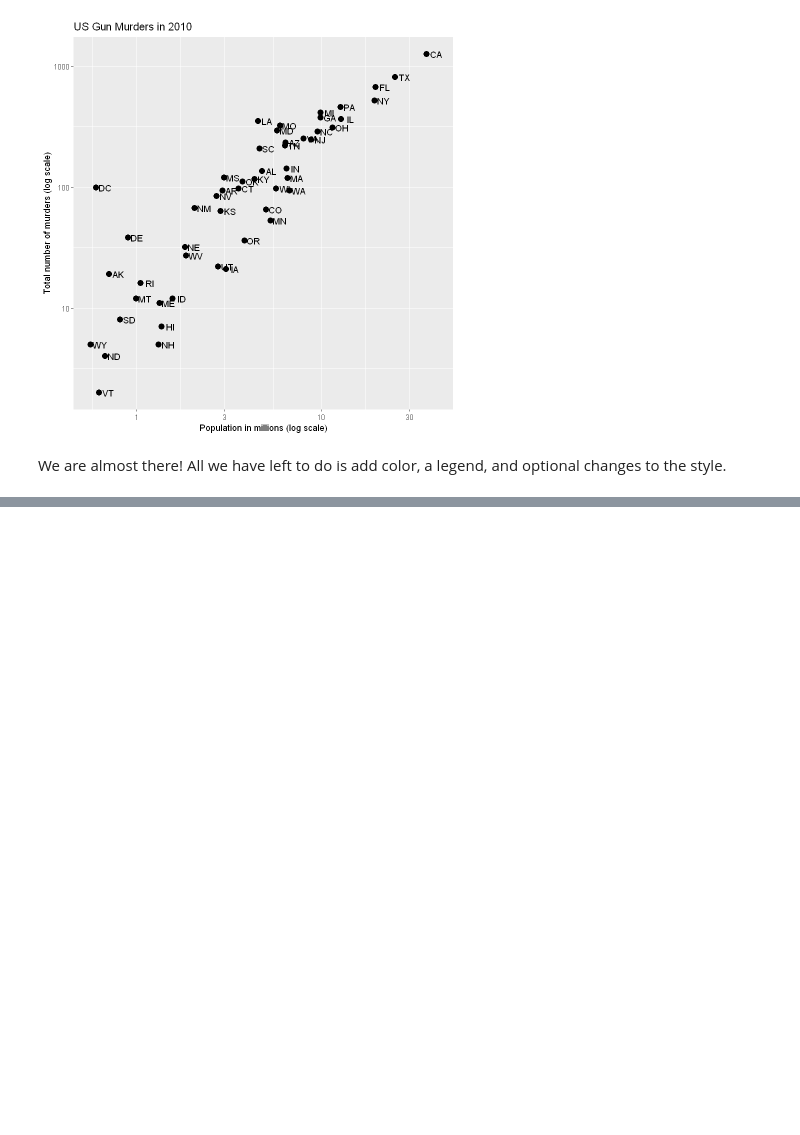
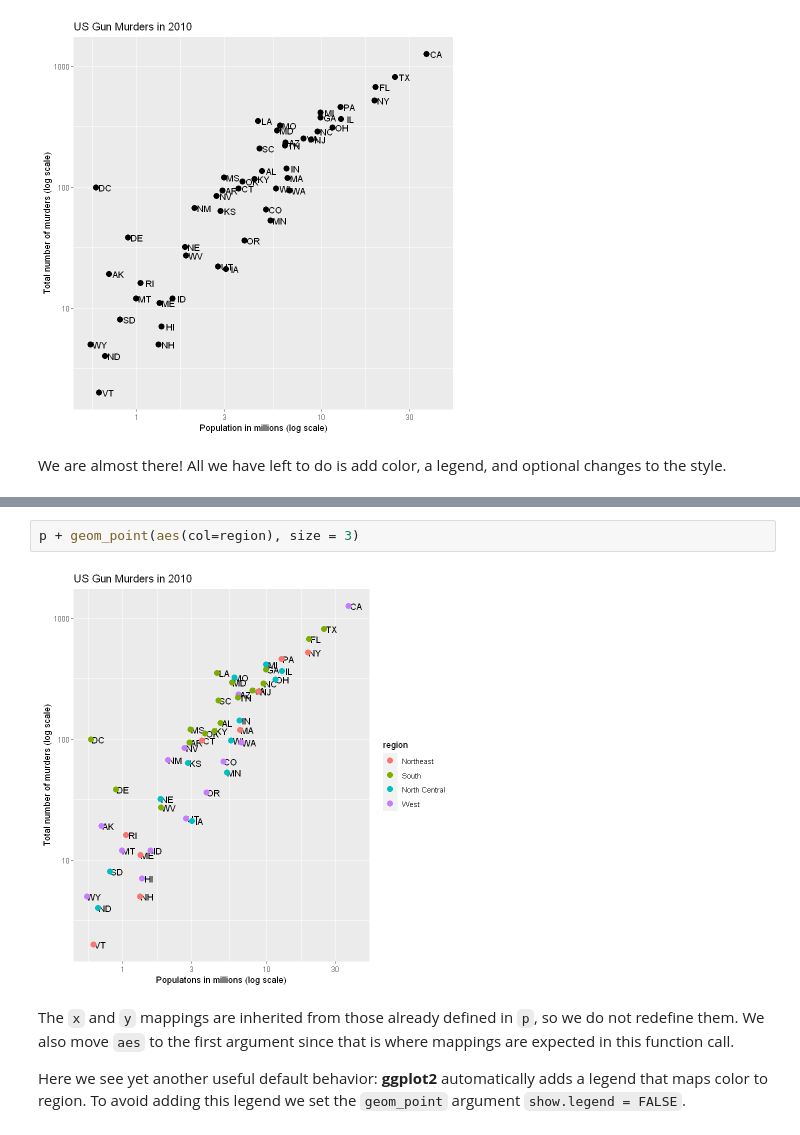
Before and after one commit to withjungjh/bsms222_168_jung, a Jupyter notebook: Ch7_ggplot2.ipynb, the cells around one changed output, grey strips where cells are left out. Cells and saved outputs as stored; diff of their text form; blank space fills up the shorter version.

```diff
--- a/Ch7_ggplot2.ipynb
+++ b/Ch7_ggplot2.ipynb
@@ -248,0 +271,8 @@ We are almost there! All we have left to do is add color, a legend, and optional
+# %%
+p + geom_point(aes(col=region), size = 3)
+# %% [output]
+[figure, added]
+# %% [markdown]
+The `x` and `y` mappings are inherited from those already defined in `p`, so we do not redefine them. We also move `aes` to the first argument since that is where mappings are expected in this function call.
+
+Here we see yet another useful default behavior: __ggplot2__ automatically adds a legend that maps color to region. To avoid adding this legend we set the `geom_point` argument `show.legend = FALSE`.
```
Also changed, not shown: parts of 76 cells of this notebook.
